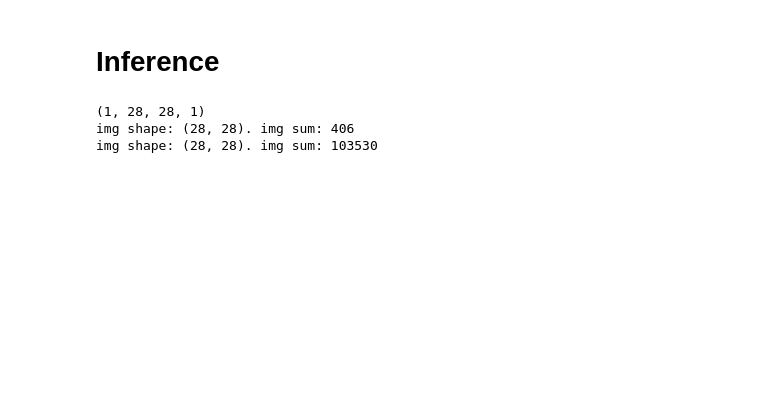
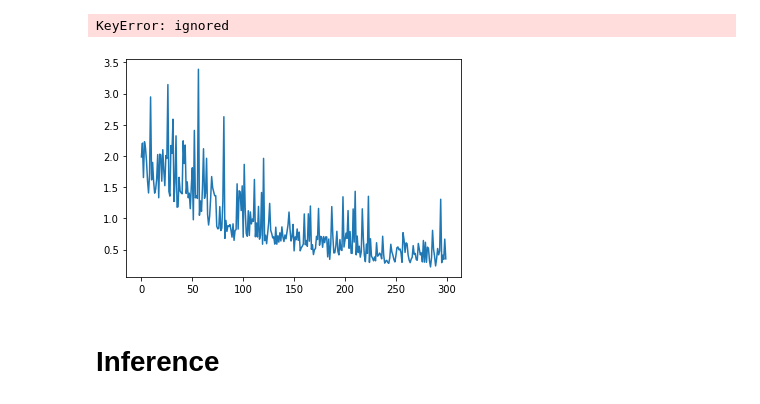
Before and after one commit to waynchi/SC-Net, a Jupyter notebook: SC_CNN.ipynb, the cells around one changed output. Drawn from its saved outputs; the diff is of its cells as text; code cells hidden in the pictures; blank space fills up the shorter version.

```diff
--- a/SC_CNN.ipynb
+++ b/SC_CNN.ipynb
@@ -29,9 +112,9 @@ def built_in_softmax_kl_loss(target, output):
 
 keras.losses.built_in_softmax_kl_loss = built_in_softmax_kl_loss
 
-def unet_model(input_size=(28, 28, 1), n_filters_start=16, growth_factor=2,
+def unet_model(input_size=(28, 28, 1), n_filters_start=32, growth_factor=2,
                upconv=False):
-    droprate=0.1
+    droprate=0.5
     n_filters = n_filters_start
     inputs = Input(input_size)
     conv_first = Conv2D(n_filters, (3, 3), activation='relu', padding='same')(inputs)
@@ -89,6 +172,6 @@ def unet_model(input_size=(28, 28, 1), n_filters_start=16, growth_factor=2,
 
     model = Model(inputs=inputs, outputs=conv_out)
     # model.compile(optimizer=Adam(), loss='binary_crossentropy', metrics=['accuracy'])
-    model.compile(optimizer=Adam(), loss=built_in_softmax_kl_loss, metrics=['accuracy'])
+    model.compile(optimizer=Adam(), loss=built_in_softmax_kl_loss)
     model.summary()
     return model
@@ -283,4 +368,9 @@ class ImageGenerator(keras.utils.Sequence):
     def on_epoch_end(self):
         if self.seed is not None:
             np.random.seed(self.seed)
+# %%
+# Config
+batch_size = 1
+samples_per_data_item = 1
+split = 1.0
 # %%
@@ -348,19 +421,13 @@ img shape: (28, 28). img sum: 55080.0
+# %%
+model_location = F'/content/drive/My Drive/sc-model.hdf5'
 # %%
 import os
-# model = unet_model(input_size=(28, 28, 1))
-model = keras.models.load_model('sc-model.hdf5')
 
-#history = model.fit_generator(
-#    training_generator,
-    # validation_data=validation_data,
-
-#zeroed = deepcopy(training_samples)
-#zeroed[True] = 0
-#pprint(zeroed)
-#pprint(training_samples)
+model = unet_model(input_size=(28, 28, 1))
+# model = keras.models.load_model(model_location)
 
 model_checkpoint_callback = keras.callbacks.ModelCheckpoint(
-    filepath=os.path.join(F'sc-model.hdf5'),
+    filepath=model_location,
     monitor='val_loss',
     save_weights_only=False,
     verbose=1,
@@ -369,14 +436,14 @@ model_checkpoint_callback = keras.callbacks.ModelCheckpoint(
 
 tensorboard_callback = keras.callbacks.TensorBoard(log_dir='./logs', update_freq='epoch')
 
-if False:
+if True:
     history = model.fit(
         training_generator,
-        validation_data=validation_generator,
+        # validation_data=validation_data,
         verbose=1,
         shuffle=True,
         steps_per_epoch=steps_per_epoch,
-        epochs=200,
+        epochs=300,
         callbacks=[model_checkpoint_callback, tensorboard_callback])
     #epochs=cfg.epochs,
     #callbacks=callbacks)
@@ -387,37 +491,18 @@ KeyboardInterrupt:
 # %%
 # "Loss"
-if False:
+if True:
     plt.plot(history.history['loss'])
     plt.plot(history.history['val_loss'])
     plt.title('model loss')
     plt.ylabel('loss')
     plt.xlabel('epoch')
     plt.legend(['train', 'validation'], loc='upper left')
     plt.show()
+# %% [output]
+KeyError: ignored
+[figure, added]
 # %% [markdown]
 # Inference
-# %%
-# Load the best model
-model = keras.models.load_model('sc-model.hdf5')
-
-# input_image = mask_image_with_noise(images[0])
-input_image = np.random.rand(28, 28)
-input_image[input_image >= 0.5] = 1
-input_image[input_image < 0.5] = 0
-input_image = input_image.astype(np.float32)
-# pprint(input_image)
-input_image = np.expand_dims(input_image, 0)
-input_image = np.expand_dims(input_image, -1)
-print(input_image.shape)
-
-create_image(input_image, "input.png")
-
-
-working_image = deepcopy(input_image)
-# %% [output]
-(1, 28, 28, 1)
-img shape: (28, 28). img sum: 406
-img shape: (28, 28). img sum: 103530
 # %%
 import os
 import shutil
```
Also changed, not shown: parts of 23 cells of this notebook.
